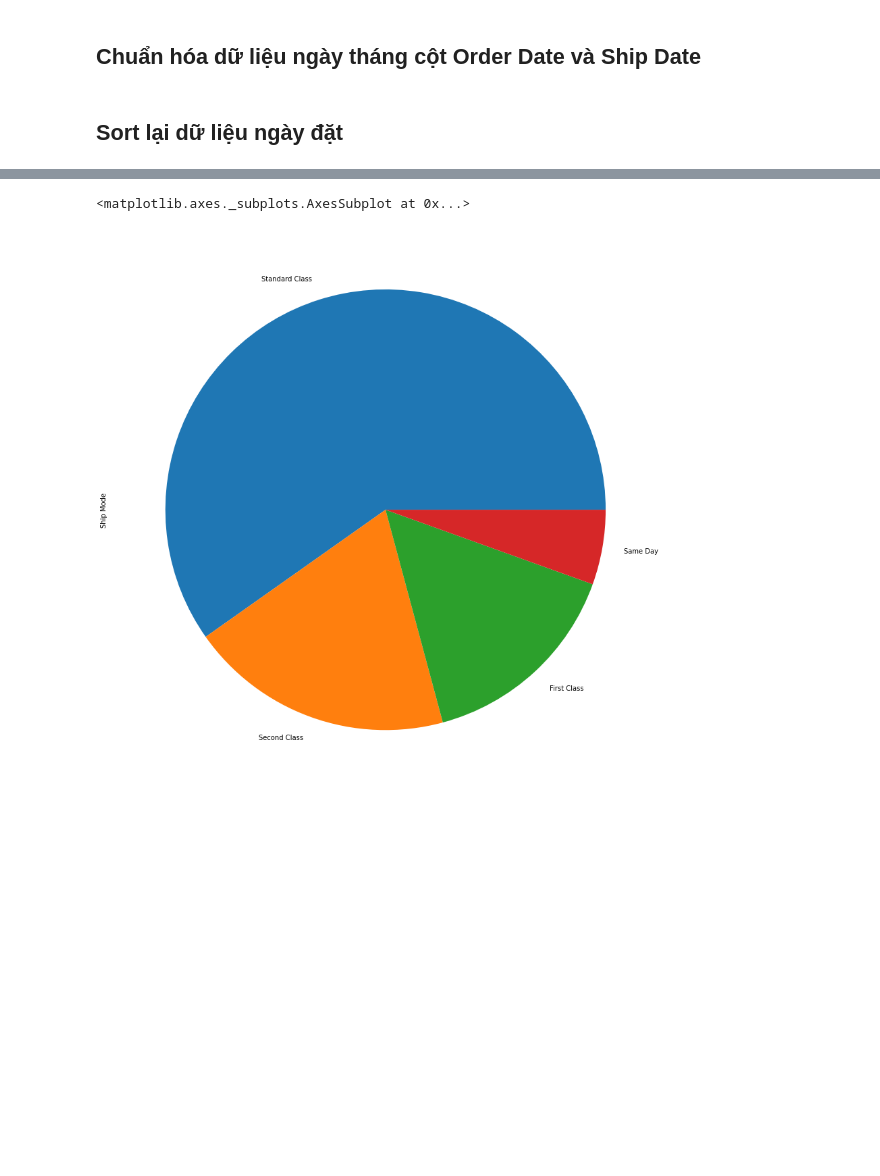
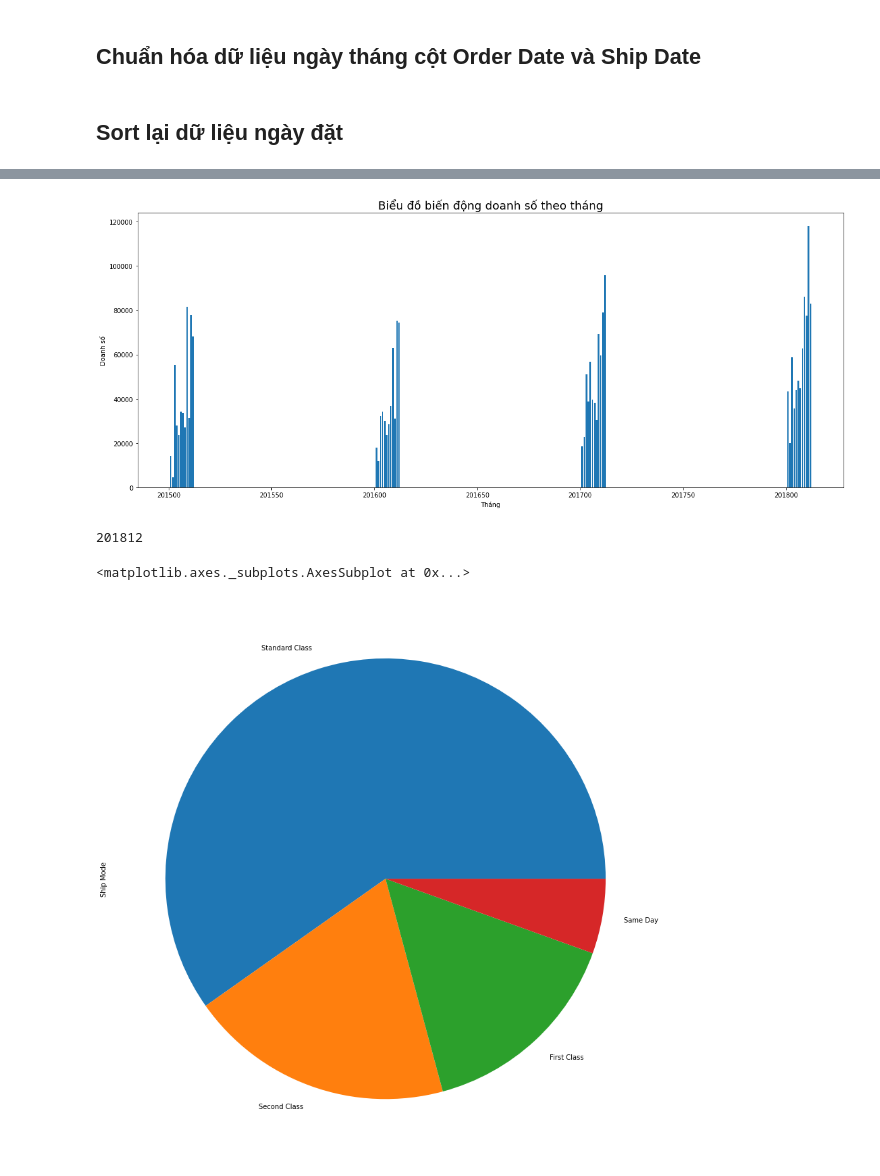
Before and after one commit to sonsiho/PythonForEngineer, a Jupyter notebook: Assignment.ipynb, the cells around one changed output, grey strips where cells are left out. Saved outputs shown, nothing was run; the diff lists cells and outputs as text; code cells hidden in the pictures; blank space fills up the shorter version.

```diff
--- a/Assignment.ipynb
+++ b/Assignment.ipynb
@@ -114,0 +117,9 @@ df.sort_values(by=['Order Date'],inplace=True)
+# %%
+order_day = df['Order Date'].dt.day
+order_month = df['Order Date'].dt.month
+order_year = df['Order Date'].dt.year
+month_id = df['Order Date'].dt.strftime("%Y%m")
+df['day'] = order_day
+df['month'] = order_month
+df['year'] = order_year
+df['month_id'] = df['month_id'].astype('int')
@@ -115,3 +152,25 @@ df.sort_values(by=['Order Date'],inplace=True)
+# %%
+df_revenue_by_month = df[['month_id', 'Sales']].groupby(['month_id']).sum().reset_index()
+x, y = list(df_revenue_by_month['month_id']), list(df_revenue_by_month['Sales'])
+
+import matplotlib.pyplot as plt
+
+plt.figure(figsize=(20, 8))
+plt.bar(x, y)
+plt.xlabel('Tháng')
+plt.ylabel('Doanh số')
+plt.title("Biểu đồ biến động doanh số theo tháng", fontsize=18)
+
+plt.show()
+# %% [output]
+[figure, added]
+# %%
+# Sort giảm dần theo ngày đặt
+df_by_month = df.sort_values(by=['Order Date'],ascending=False)
+
+df_by_month['month_id'].max()
+# %% [output]
+201812
 # %%
 plt.figure(figsize=(20,15))
 df['Ship Mode'].value_counts().plot.pie()
```
Also changed, not shown: parts of 4 cells of this notebook.
